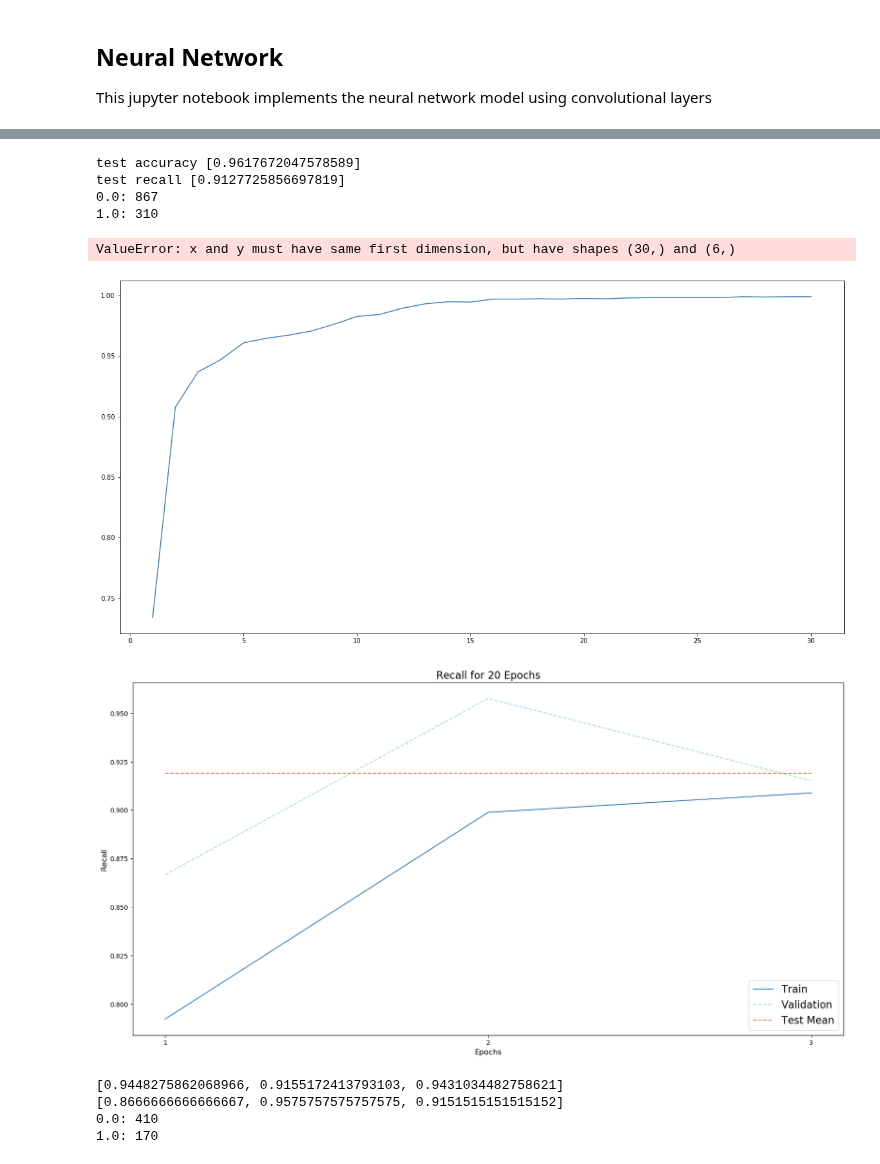
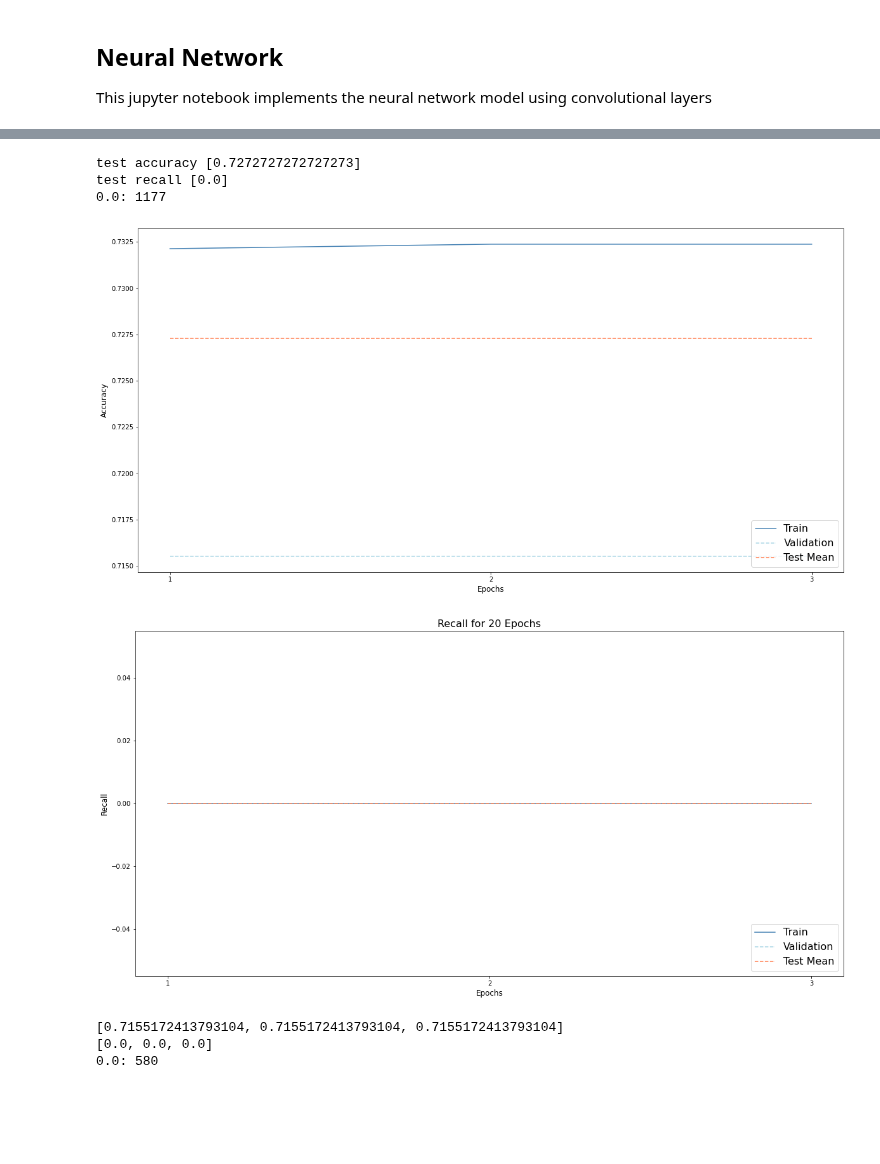
Before and after one commit to JPMartinezClaeys/30254-pneumoniacs, a Jupyter notebook: predict-pneumonia/neural_network.ipynb, the cells around one changed output, grey strips where cells are left out. Drawn from its saved outputs; the diff is of its cells as text; code cells hidden in the pictures; blank space fills up the shorter version.

Commit message:
Added changes for graphs

```diff
--- a/predict-pneumonia/neural_network.ipynb
+++ b/predict-pneumonia/neural_network.ipynb
@@ -30,8 +30,8 @@ class CustomNeuralNetwork(nn.Module):
     def __init__(self):
         super().__init__()
         # model hyperparameters
-        self.epochs = 30
-        self.batch_size = 16
+        self.epochs = 3
+        self.batch_size = 8
         self.learning = 0.005
         self.momentum = 0.9
         self.weighted_sample = False
@@ -133,7 +133,7 @@ test_accuracies = []
 test_recalls = []
 
 steps_check_val = 1
-steps_check_test = 5
+steps_check_test = model.epochs #Check only once
 
 for epoch in range(model.epochs):
     # TRAIN
@@ -189,9 +189,10 @@ for epoch in range(model.epochs):
             val_accuracies.append(val_epoch_accuracy)
             val_recalls.append(val_epoch_recall)
 
+    #TEST
     if (epoch+1) % steps_check_test == 0:
         test_running_loss = 0.0
-         with torch.no_grad():
+        with torch.no_grad():
             model.eval()
             y_true_test = np.array([])
             y_predict_test = np.array([])
@@ -270,33 +271,60 @@ unique, counts = np.unique(y_predict_test, return_counts=True)
 for value, count in zip(unique, counts):
     print(f"{value}: {count}")
 # %% [output]
-test accuracy [0.9617672047578589]
-test recall [0.9127725856697819]
-0.0: 867
-1.0: 310
+test accuracy [0.7272727272727273]
+test recall [0.0]
+0.0: 1177
 # %%
-test_accuracy =  test_accuracies * model.epochs
+test_accuracies_list = []
+val_accuracies_list = []
+for i in test_accuracies:
+    if steps_check_test < model.epochs:
+        test_item = [i] * steps_check_test
+    else:
+        test_item = [i] *  model.epochs
+    test_accuracies_list.extend(test_item)
+
+for i in val_accuracies:
+    if steps_check_val < model.epochs:
+        val_item = [i] * steps_check_val
+    else:
+        val_item = [i] *  model.epochs
+    val_accuracies_list.extend(val_item)
+
 epochs = [i for i in range(1,model.epochs+1)]
-
 fig, ax = plt.subplots(nrows=1, ncols=1, figsize=(20,10))
 ax.plot(epochs, train_accuracies, color="steelblue", label= 'Train')
-ax.plot(epochs, val_accuracies, color="lightblue", ls='dashed', label='Validation')
-ax.plot(epochs, test_accuracy, color= "coral", ls='dashed', label='Test Mean')
+ax.plot(epochs, val_accuracies_list, color="lightblue", ls='dashed', label='Validation')
+ax.plot(epochs, test_accuracies_list, color= "coral", ls='dashed', label='Test Mean')
 ax.set_xticks(epochs)
 ax.legend(loc="lower right", fontsize=16)
 ax.set_xlabel("Epochs", fontsize=12)
 ax.set_ylabel("Accuracy", fontsize=12)
 plt.show()
 # %% [output]
-ValueError: x and y must have same first dimension, but have shapes (30,) and (6,)
-[figure, old version]
+[figure, new version]
 # %%
-test_recalls_list = test_recalls * model.epochs
+test_recalls_list = []
+val_recalls_list = []
+for i in test_recalls:
+    if steps_check_test < model.epochs:
+        test_item = [i] * steps_check_test
+    else:
+        test_item = [i] *  model.epochs
+    test_recalls_list.extend(test_item)
+
+for i in val_recalls:
+    if steps_check_val < model.epochs:
+        val_item = [i] * steps_check_val
+    else:
+        val_item = [i] *  model.epochs
+    val_recalls_list.extend(val_item)
+
 epochs = [i for i in range(1,model.epochs+1)]
 
 fig, ax = plt.subplots(nrows=1, ncols=1, figsize=(20,10))
 ax.plot(epochs, train_recalls, color="steelblue", label= 'Train')
-ax.plot(epochs, val_recalls, color="lightblue", ls='dashed', label='Validation')
+ax.plot(epochs, val_recalls_list, color="lightblue", ls='dashed', label='Validation')
 ax.plot(epochs, test_recalls_list, color= "coral", ls='dashed', label='Test Mean')
 ax.set_xticks(epochs)
 ax.legend(loc="lower right", fontsize=16)
@@ -305,7 +333,7 @@ ax.set_ylabel("Recall", fontsize=12)
 ax.set_title("Recall for 20 Epochs", fontsize=16)
 plt.show()
 # %% [output]
-[figure, old version]
+[figure, new version]
 # %%
 print(val_accuracies)
 print(val_recalls)
@@ -316,10 +344,9 @@ unique, counts = np.unique(y_predict_val, return_counts=True)
 for value, count in zip(unique, counts):
     print(f"{value}: {count}")
 # %% [output]
-[0.9448275862068966, 0.9155172413793103, 0.9431034482758621]
-[0.8666666666666667, 0.9575757575757575, 0.9151515151515152]
-0.0: 410
-1.0: 170
+[0.7155172413793104, 0.7155172413793104, 0.7155172413793104]
+[0.0, 0.0, 0.0]
+0.0: 580
 # %%
 #Confusion matrix
 # Calculate the confusion matrix using the accumulated true labels and predictions
```
Also changed, not shown: parts of 3 cells of this notebook.
